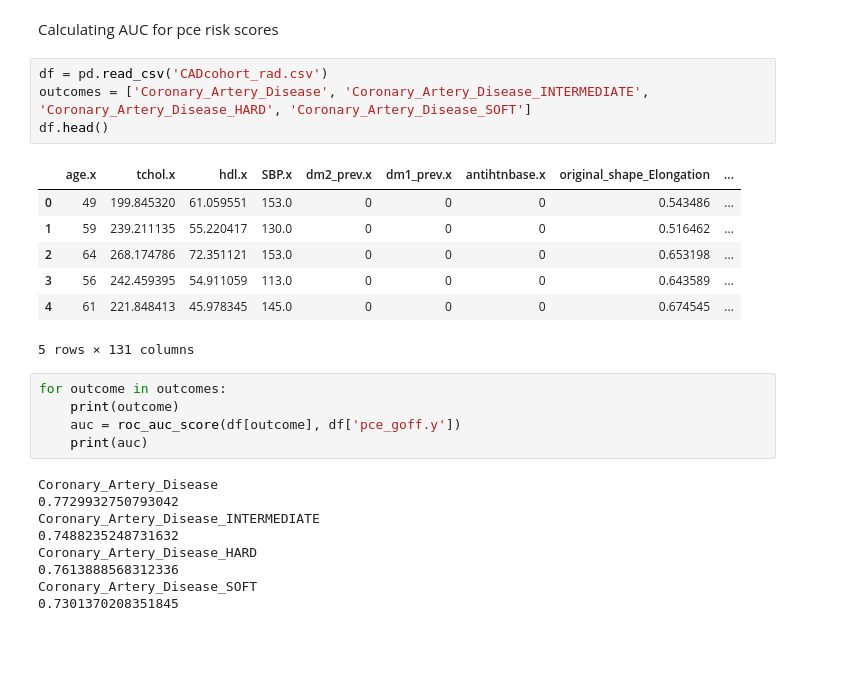
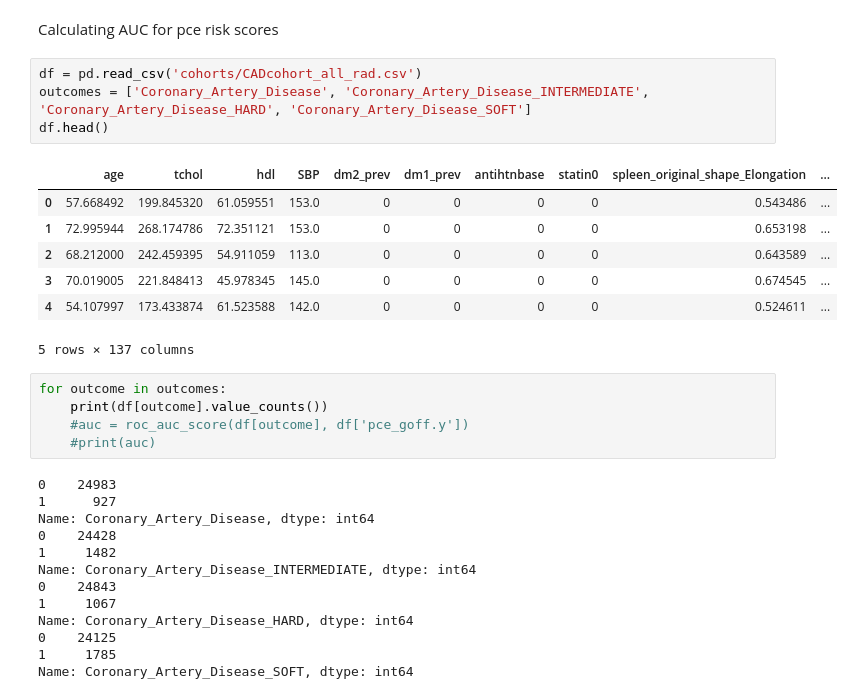
Before and after one commit to mkamineni/spleenCADimaging, a Jupyter notebook: predictCAD/data_exp_predict_CAD.ipynb, the cells around one changed output. Drawn from its saved outputs; the diff is of its cells as text; blank space fills up the shorter version.

```diff
--- a/predictCAD/data_exp_predict_CAD.ipynb
+++ b/predictCAD/data_exp_predict_CAD.ipynb
@@ -210,28 +222,32 @@ rad_feats.shape
 # %% [markdown]
 Calculating AUC for pce risk scores
 # %%
-df = pd.read_csv('CADcohort_rad.csv')
+df = pd.read_csv('cohorts/CADcohort_all_rad.csv')
 outcomes = ['Coronary_Artery_Disease', 'Coronary_Artery_Disease_INTERMEDIATE', 'Coronary_Artery_Disease_HARD', 'Coronary_Artery_Disease_SOFT']
 df.head()
 # %% [output]
-|  | age.x | tchol.x | hdl.x | SBP.x | dm2_prev.x | dm1_prev.x | antihtnbase.x | original_shape_Elongation | ... |
-| 0 | 49 | 199.845320 | 61.059551 | 153.0 | 0 | 0 | 0 | 0.543486 | ... |
-| 1 | 59 | 239.211135 | 55.220417 | 130.0 | 0 | 0 | 0 | 0.516462 | ... |
-| 2 | 64 | 268.174786 | 72.351121 | 153.0 | 0 | 0 | 0 | 0.653198 | ... |
-| 3 | 56 | 242.459395 | 54.911059 | 113.0 | 0 | 0 | 0 | 0.643589 | ... |
-| 4 | 61 | 221.848413 | 45.978345 | 145.0 | 0 | 0 | 0 | 0.674545 | ... |
+|  | age | tchol | hdl | SBP | dm2_prev | dm1_prev | antihtnbase | statin0 | spleen_original_shape_Elongation | ... |
+| 0 | 57.668492 | 199.845320 | 61.059551 | 153.0 | 0 | 0 | 0 | 0 | 0.543486 | ... |
+| 1 | 72.995944 | 268.174786 | 72.351121 | 153.0 | 0 | 0 | 0 | 0 | 0.653198 | ... |
+| 2 | 68.212000 | 242.459395 | 54.911059 | 113.0 | 0 | 0 | 0 | 0 | 0.643589 | ... |
+| 3 | 70.019005 | 221.848413 | 45.978345 | 145.0 | 0 | 0 | 0 | 0 | 0.674545 | ... |
+| 4 | 54.107997 | 173.433874 | 61.523588 | 142.0 | 0 | 0 | 0 | 0 | 0.524611 | ... |
-5 rows × 131 columns
+5 rows × 137 columns
 # %%
 for outcome in outcomes:
-    print(outcome)
-    auc = roc_auc_score(df[outcome], df['pce_goff.y'])
-    print(auc)
+    print(df[outcome].value_counts())
+    #auc = roc_auc_score(df[outcome], df['pce_goff.y'])
+    #print(auc)
 # %% [output]
-Coronary_Artery_Disease
-0.7729932750793042
-Coronary_Artery_Disease_INTERMEDIATE
-0.7488235248731632
-Coronary_Artery_Disease_HARD
-0.7613888568312336
-Coronary_Artery_Disease_SOFT
-0.7301370208351845
+0    24983
+1      927
+Name: Coronary_Artery_Disease, dtype: int64
+0    24428
+1     1482
+Name: Coronary_Artery_Disease_INTERMEDIATE, dtype: int64
+0    24843
+1     1067
+Name: Coronary_Artery_Disease_HARD, dtype: int64
+0    24125
+1     1785
+Name: Coronary_Artery_Disease_SOFT, dtype: int64
```
Also changed, not shown: parts of 4 cells of this notebook, 11 other files.
